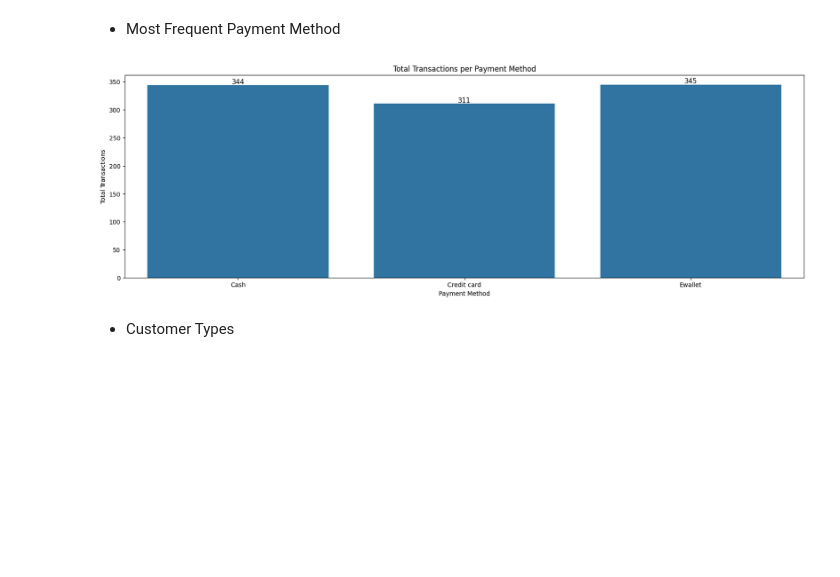
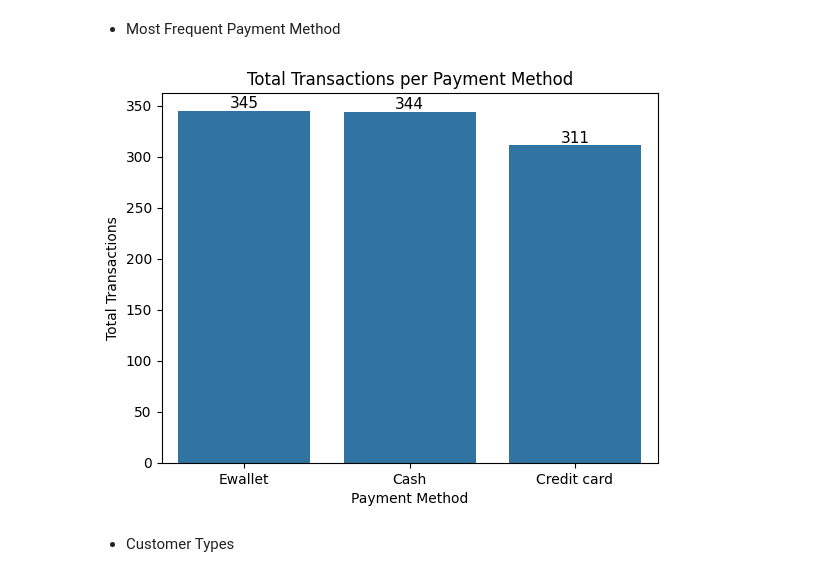
Before and after one commit to rzkybagaskara/Week4_DataAnalyst_IO, a Jupyter notebook: Week4_IO.ipynb, the cells around one changed output. Drawn from its saved outputs; the diff is of its cells as text; code cells hidden in the pictures; blank space fills up the shorter version.

Commit message:
reorder the process and xlabel in barplot

```diff
--- a/Week4_IO.ipynb
+++ b/Week4_IO.ipynb
@@ -56,0 +138,8 @@ df['Time'] = pd.to_datetime(df['Time'], format='%H:%M').dt.floor('H')
+# %%
+df.rename(columns={'Product line':'Product_line',
+                   'Invoice ID': 'Invoice_ID',
+                   'Customer type': 'Customer_type',
+                   'Unit price': 'Unit_price',
+                   'Tax 5%': 'Tax',
+                   'gross margin percentage': 'gross_margin_percentage',
+                   'gross income': 'gross_income'}, inplace=True)
@@ -562,20 +572,19 @@ plt.show()
 # %%
 #sales qty per product
 count_payment_method = df.groupby('Payment', as_index=False).count()
 
-plt.figure(figsize=(20, 6))
-
-ax = sns.barplot(data=count_payment_method, x='Payment', y='Invoice ID')
+ax = sns.barplot(data=count_payment_method, x='Payment', y='Invoice_ID',
+                 order=count_payment_method.sort_values('Invoice_ID', ascending=False).Payment)
 
 #show data labels
 ax.bar_label(ax.containers[0], fontsize=11)
 
 plt.title('Total Transactions per Payment Method')
 plt.xlabel('Payment Method')
 plt.ylabel('Total Transactions')
 plt.show()
 # %% [output]
-[figure, old version]
+[figure, new version]
 # %% [markdown]
 - Customer Types
 # %%
```
Also changed, not shown: parts of 48 cells of this notebook.
